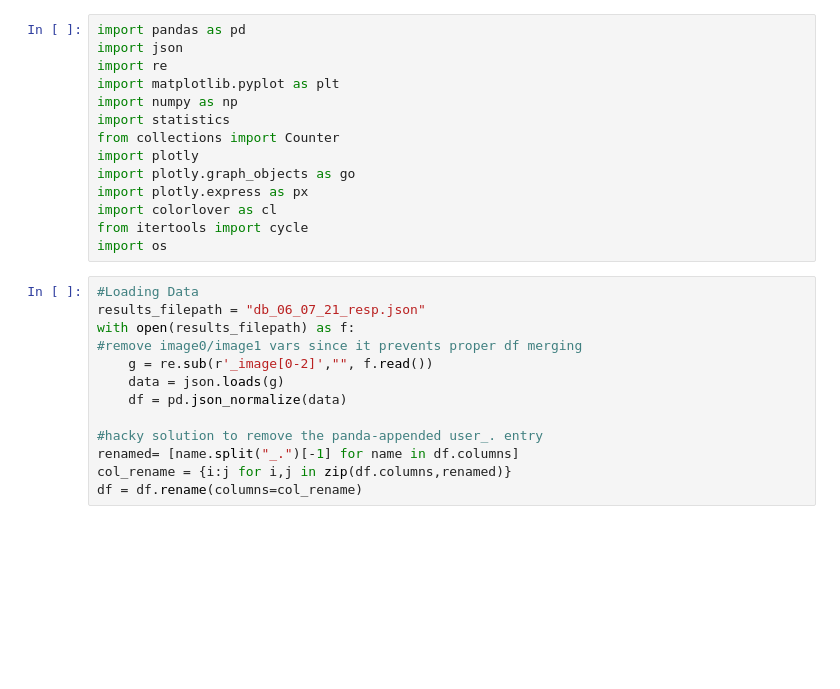
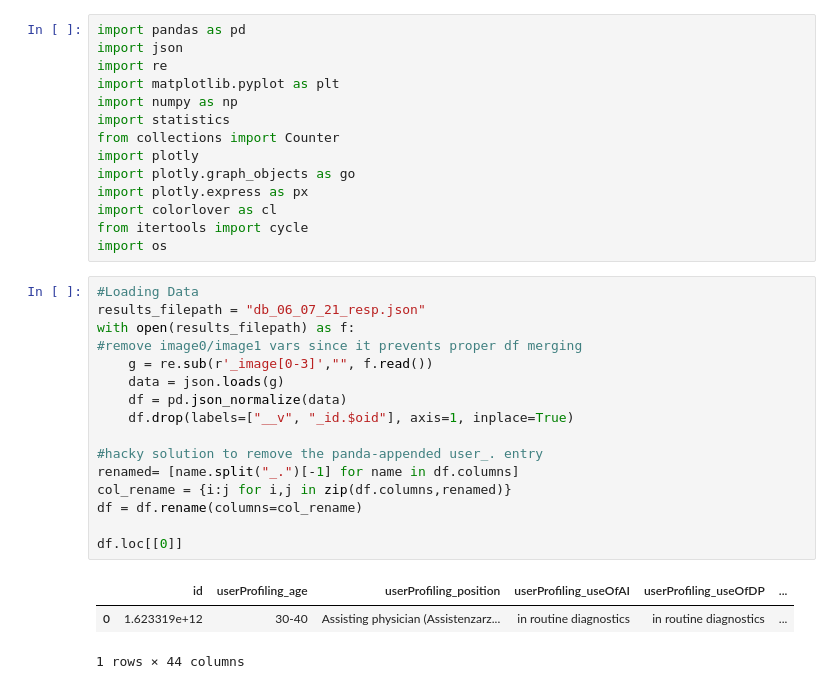
Before and after one commit to theodore-evans/xai-in-digital-pathology, a Jupyter notebook: DataProcessing/data_processing.ipynb, the cells around one changed output. Drawn from its saved outputs; the diff is of its cells as text; blank space fills up the shorter version.

```diff
--- a/DataProcessing/data_processing.ipynb
+++ b/DataProcessing/data_processing.ipynb
@@ -15,13 +15,20 @@ import os
 # %%
 #Loading Data
 results_filepath = "db_06_07_21_resp.json"
 with open(results_filepath) as f:
 #remove image0/image1 vars since it prevents proper df merging
-    g = re.sub(r'_image[0-2]',"", f.read())
+    g = re.sub(r'_image[0-3]',"", f.read())
     data = json.loads(g)
     df = pd.json_normalize(data)
+    df.drop(labels=["__v", "_id.$oid"], axis=1, inplace=True)
 
 #hacky solution to remove the panda-appended user_. entry
 renamed= [name.split("_.")[-1] for name in df.columns]
 col_rename = {i:j for i,j in zip(df.columns,renamed)}
 df = df.rename(columns=col_rename)
+
+df.loc[[0]]
+# %% [output]
+|  | id | userProfiling_age | userProfiling_position | userProfiling_useOfAI | userProfiling_useOfDP | ... |
+| 0 | 1.623319e+12 | 30-40 | Assisting physician (Assistenzarz... | in routine diagnostics | in routine diagnostics | ... |
+1 rows × 44 columns
```
Also changed, not shown: parts of 7 cells of this notebook, 12 other files.
